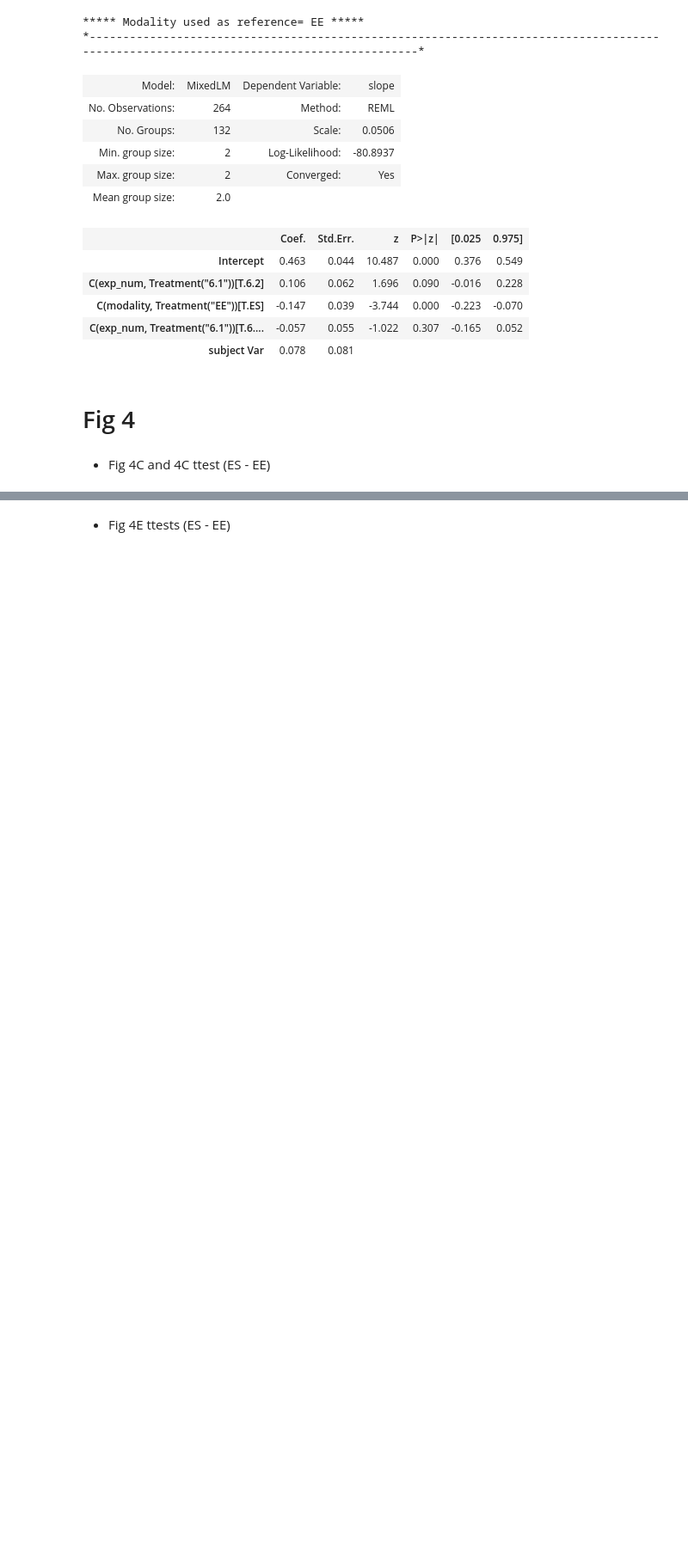
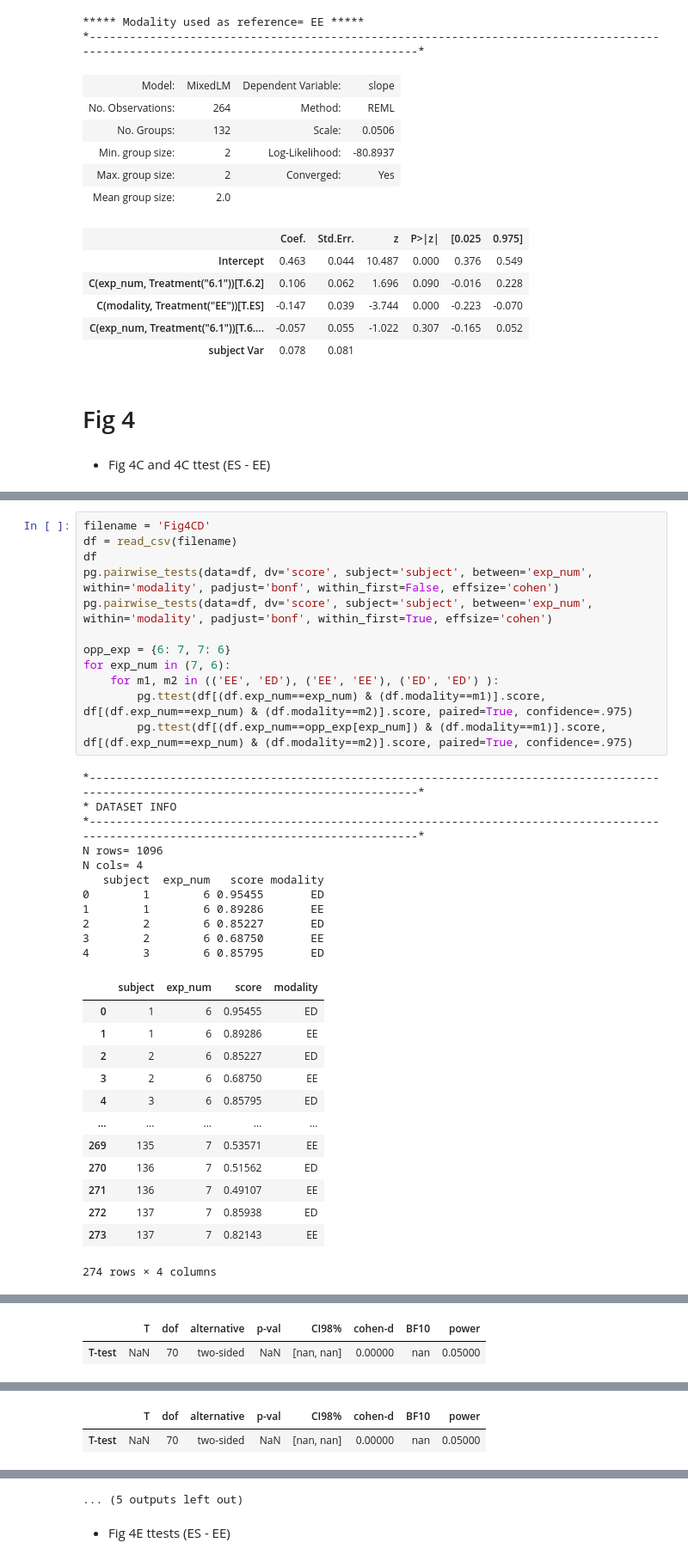
Before and after one commit to bsgarcia/RandCFollowUp, a Jupyter notebook: python/stats.ipynb, the cells around one changed output, grey strips where cells are left out. Shown: that part at 86% size. Saved outputs shown, nothing was run; the diff lists cells and outputs as text; blank space fills up the shorter version.

```diff
--- a/python/stats.ipynb
+++ b/python/stats.ipynb
@@ -557,0 +536,37 @@ N cols= 4
+# %%
+filename = 'Fig4CD'
+df = read_csv(filename)
+df
+pg.pairwise_tests(data=df, dv='score', subject='subject', between='exp_num', within='modality', padjust='bonf', within_first=False, effsize='cohen')
+pg.pairwise_tests(data=df, dv='score', subject='subject', between='exp_num', within='modality', padjust='bonf', within_first=True, effsize='cohen')
+
+opp_exp = {6: 7, 7: 6}
+for exp_num in (7, 6):
+    for m1, m2 in (('EE', 'ED'), ('EE', 'EE'), ('ED', 'ED') ):
+        pg.ttest(df[(df.exp_num==exp_num) & (df.modality==m1)].score, df[(df.exp_num==exp_num) & (df.modality==m2)].score, paired=True, confidence=.975)
+        pg.ttest(df[(df.exp_num==opp_exp[exp_num]) & (df.modality==m1)].score, df[(df.exp_num==exp_num) & (df.modality==m2)].score, paired=True, confidence=.975)
+# %% [output]
+*---------------------------------------------------------------------------------------------------------------------------------------*
+* DATASET INFO
+*---------------------------------------------------------------------------------------------------------------------------------------*
+N rows= 1096
+N cols= 4
+   subject  exp_num   score modality
+0        1        6 0.95455       ED
+1        1        6 0.89286       EE
+2        2        6 0.85227       ED
+3        2        6 0.68750       EE
+4        3        6 0.85795       ED
+|  | subject | exp_num | score | modality |
+| 0 | 1 | 6 | 0.95455 | ED |
+| 1 | 1 | 6 | 0.89286 | EE |
+| 2 | 2 | 6 | 0.85227 | ED |
+| 3 | 2 | 6 | 0.68750 | EE |
+| 4 | 3 | 6 | 0.85795 | ED |
+| ... | ... | ... | ... | ... |
+| 269 | 135 | 7 | 0.53571 | EE |
+| 270 | 136 | 7 | 0.51562 | ED |
+| 271 | 136 | 7 | 0.49107 | EE |
+| 272 | 137 | 7 | 0.85938 | ED |
+| 273 | 137 | 7 | 0.82143 | EE |
+274 rows × 4 columns
@@ -557,0 +587,2 @@ N cols= 4
+|  | T | dof | alternative | p-val | CI98% | cohen-d | BF10 | power |
+| T-test | NaN | 70 | two-sided | NaN | [nan, nan] | 0.00000 | nan | 0.05000 |
@@ -557,0 +591,2 @@ N cols= 4
+|  | T | dof | alternative | p-val | CI98% | cohen-d | BF10 | power |
+| T-test | NaN | 70 | two-sided | NaN | [nan, nan] | 0.00000 | nan | 0.05000 |
@@ -558,3 +597,4 @@ N cols= 4
+... (5 outputs left out)
 # %% [markdown]
 * Fig 4E ttests (ES - EE)
 # %%
```
Also changed, not shown: parts of 6 cells of this notebook, 2 other files.
